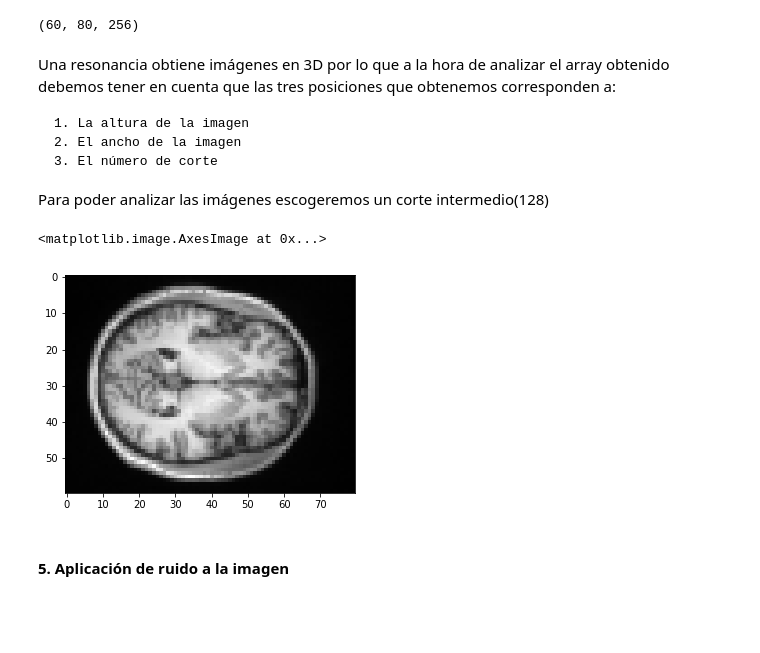
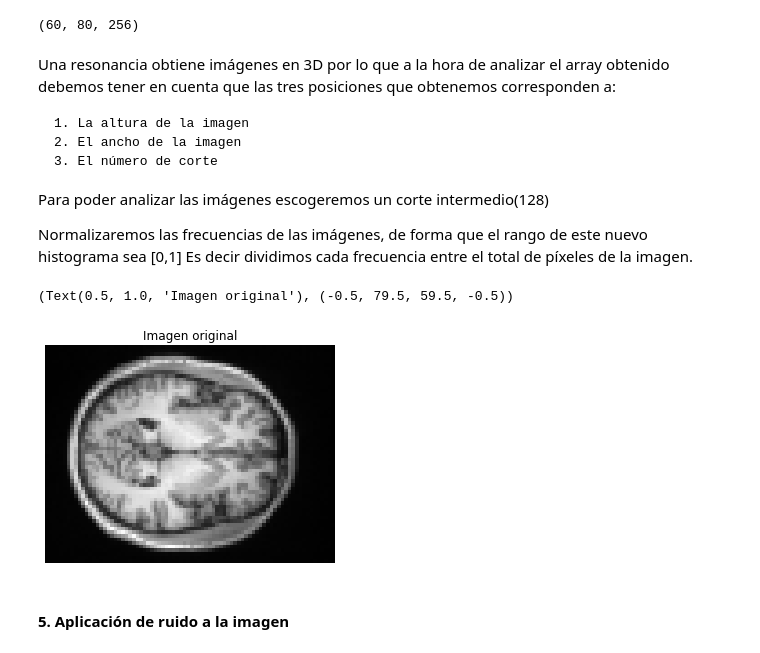
Before and after one commit to Mariaprddz/Analisis, a Jupyter notebook: Analisis/aniso_filter.ipynb, the cells around one changed output. Saved outputs shown, nothing was run; the diff lists cells and outputs as text; code cells hidden in the pictures; blank space fills up the shorter version.

```diff
--- a/Analisis/aniso_filter.ipynb
+++ b/Analisis/aniso_filter.ipynb
@@ -31,12 +31,19 @@ import funciones
 # %% [markdown]
 #### 2. Cargamos las imagenes
 # %%
-img1 = nib.load(r'\Users\Maria\Desktop\data\sub-01\anat\sub-01_T1w.nii.gz')
-img2 = nib.load(r'\Users\Maria\Desktop\data\sub-17\anat\sub-17_T1w.nii.gz')
-img3 = nib.load(r'\Users\Maria\Desktop\data\sub-26\anat\sub-26_T1w.nii.gz')
-img4 = nib.load(r'\Users\Maria\Desktop\data\sub-31\anat\sub-31_T1w.nii.gz')
-img5 = nib.load(r'\Users\Maria\Desktop\data\sub-13\anat\sub-13_T1w.nii.gz')
-img6 = nib.load(r'\Users\Maria\Desktop\data\sub-15\anat\sub-15_T1w.nii.gz')
+#img1 = nib.load(r'\Users\Maria\Desktop\data\sub-01\anat\sub-01_T1w.nii.gz')
+#img2 = nib.load(r'\Users\Maria\Desktop\data\sub-17\anat\sub-17_T1w.nii.gz')
+#img3 = nib.load(r'\Users\Maria\Desktop\data\sub-26\anat\sub-26_T1w.nii.gz')
+#img4 = nib.load(r'\Users\Maria\Desktop\data\sub-31\anat\sub-31_T1w.nii.gz')
+#img5 = nib.load(r'\Users\Maria\Desktop\data\sub-13\anat\sub-13_T1w.nii.gz')
+#img6 = nib.load(r'\Users\Maria\Desktop\data\sub-15\anat\sub-15_T1w.nii.gz')
+
+img1 = nib.load('/Users/gemaperez/Imagen/bd_schizo/sub-01/anat/sub-01_T1w.nii.gz')
+img2 = nib.load('/Users/gemaperez/Imagen/bd_schizo/sub-02/anat/sub-02_T1w.nii.gz')
+img3 = nib.load('/Users/gemaperez/Imagen/bd_schizo/sub-03/anat/sub-03_T1w.nii.gz')
+img4 = nib.load('/Users/gemaperez/Imagen/bd_schizo/sub-04/anat/sub-04_T1w.nii.gz')
+img5 = nib.load('/Users/gemaperez/Imagen/bd_schizo/sub-05/anat/sub-05_T1w.nii.gz')
+img6 = nib.load('/Users/gemaperez/Imagen/bd_schizo/sub-06/anat/sub-06_T1w.nii.gz')
 # %% [markdown]
 Vamos a estudiar algunas características de los datos que hemos cargado, además de mostrarlos por pantalla.
 # %%
@@ -75,18 +89,21 @@ Una resonancia obtiene imágenes en 3D por lo que a la hora de analizar el array
     3. El número de corte
 
 Para poder analizar las imágenes escogeremos un corte intermedio(128)
+
+Normalizaremos las frecuencias de las imágenes, de forma que el rango de este nuevo histograma sea [0,1] Es decir dividimos cada frecuencia entre el total de píxeles de la imagen.
 # %%
 img_gray= a[:,:,128]
 
 #normalizo la imagen
 img_o=img_gray
 #normalizamos nuestra imagen
 img_o=img_o/np.max(img_o)
 #las imagenes se muestran con imshow, con cmap mostramos la escala de grises de la img.
 plt.imshow(img_gray, cmap=plt.cm.gray)
+plt.title('Imagen original'), plt.axis('off')
 # %% [output]
-<matplotlib.image.AxesImage at 0x...>
+(Text(0.5, 1.0, 'Imagen original'), (-0.5, 79.5, 59.5, -0.5))
-[figure, old version]
+[figure, new version]
 # %% [markdown]
 #### 5. Aplicación de ruido a la imagen
 # %% [markdown]
```
Also changed, not shown: parts of 4 cells of this notebook.
